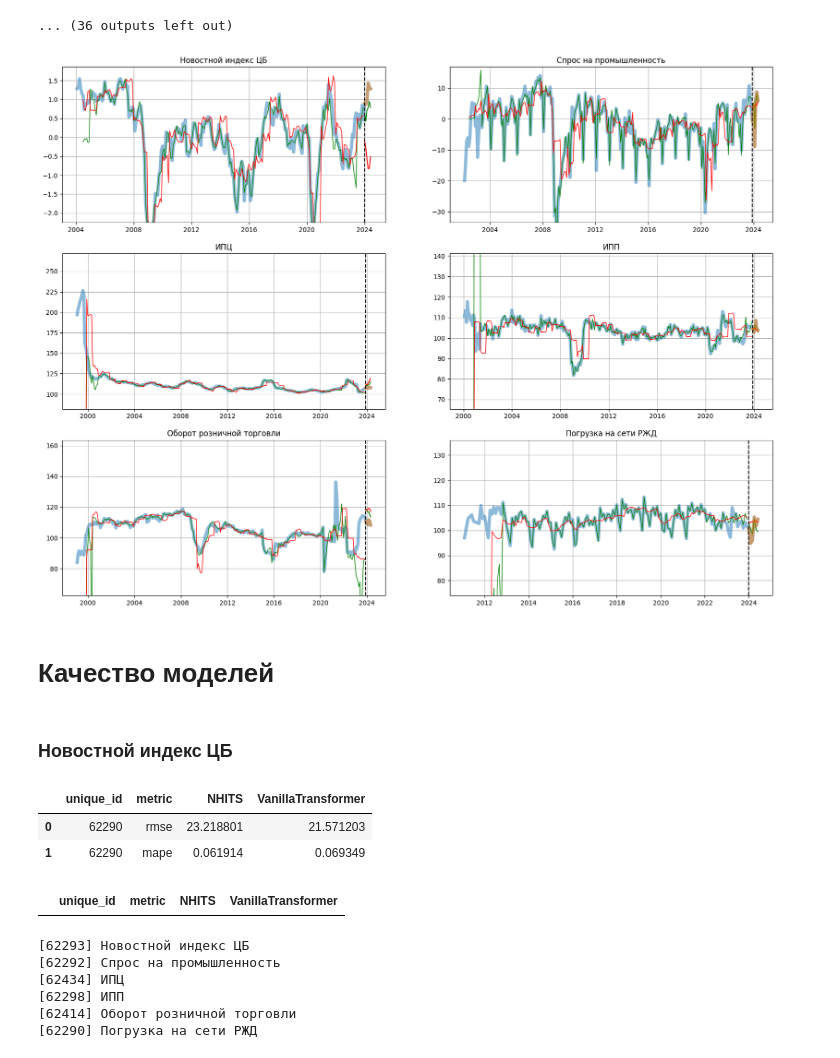
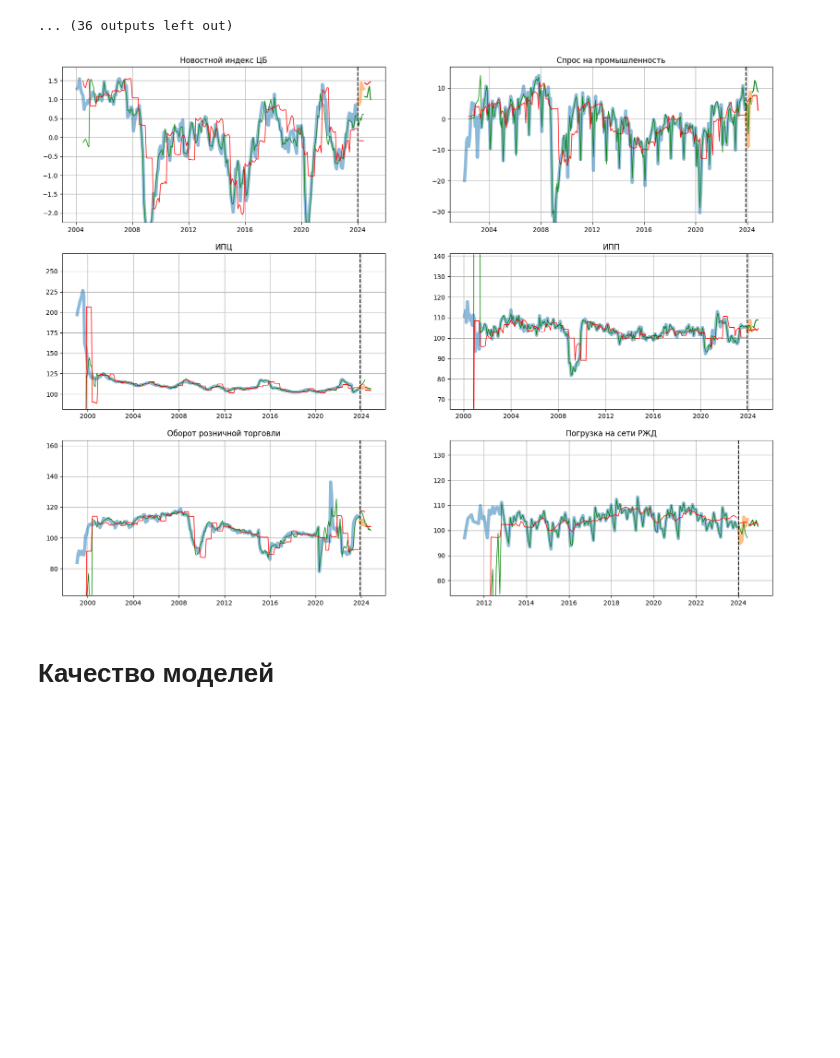
Before and after one commit to MishaAnikutin/regression-for-vavt, a Jupyter notebook: research/Тестирую другие технологии.ipynb, the cells around one changed output. Drawn from its saved outputs; the diff is of its cells as text; code cells hidden in the pictures; blank space fills up the shorter version.

```diff
--- a/research/Тестирую другие технологии.ipynb
+++ b/research/Тестирую другие технологии.ipynb
@@ -64,20 +41,20 @@ models = [
     VanillaTransformer(
         h=horizon,
         input_size=lookback,
-        hidden_size=8,
-        conv_hidden_size=16,
+        hidden_size=12,
+        conv_hidden_size=6,
         n_head=2,
         loss=MSE(),
         scaler_type='robust',
         learning_rate=0.001,
-        max_steps=500,
+        max_steps=700,
         val_check_steps=50,
         early_stop_patience_steps=2
     )
 ]
 
 nf = NeuralForecast(models=models, freq='M')
-nf.fit(df=df_train, val_size=12)
+nf.fit(df=df, val_size=test_size)
 # %% [output]
 Seed set to 1
 Seed set to 1
@@ -126,7 +103,7 @@ Validation: |
 Validation: |                                                                                                 …
 Validation: |                                                                                                 …
 # %%
-predicts = nf.predict(df.iloc[:-horizon]).reset_index()
+forecast = nf.predict(df).reset_index()
 # %% [output]
 GPU available: False, used: False
 TPU available: False, using: 0 TPU cores
@@ -292,10 +272,9 @@ index_models = dict()
 # %%
 for index, df in indexes.items():
     # обучать будем по всем значениям до длины прогноза
-    df_train = df.iloc[:-horizon]
 
     nf = NeuralForecast(models=models, freq='M')
-    nf.fit(df=df_train, val_size=12)
+    nf.fit(df=df, val_size=horizon)
 
     # сохраняем модель
     index_models[index] = nf
@@ -351,14 +345,13 @@ Validation: |
 results = dict()
 
 for label, df in indexes.items():
-        df_train = df.iloc[:-6]
         model = index_models[label]
 
         # Прогноз на предыдущее значение
         Y_hat_insample = model.predict_insample(step_size=horizon).reset_index()
 
         # Прогноз на будущее
-        predicts = model.predict(df_train).reset_index()
+        predicts = model.predict(df).reset_index()
 
         results[label] = Y_hat_insample, predicts
 # %% [output]
@@ -399,61 +392,43 @@ Predicting: |
 # %%
 fig, axes = plt.subplots(3, 2, figsize=(20, 15))
 
 k = 0
 for i in range(3):
     for j in range(2):
         label, df = list(indexes.items())[k]
         k += 1
 
         Y_hat_insample, predicts = results[label]
 
         ymax, ymin = df.y.max(), df.y.min()
 
-        axes[i][j].plot(df.ds, df.y, label='Предыдущие значения', linewidth=5, alpha=0.5)
-        axes[i][j].plot(Y_hat_insample.ds, Y_hat_insample.NHITS, label='Прогноз на предыдущие значения NHITS', linewidth=1, color='green')
-        axes[i][j].plot(Y_hat_insample.ds, Y_hat_insample.VanillaTransformer, label='Прогноз на предыдущие значения VanillaTransformer', linewidth=1, color='red')
+        train = Y_hat_insample[:-horizon]
+        test = Y_hat_insample[-horizon:]
+
+        axes[i][j].plot(df.ds[:-horizon], df.y[:-horizon], label='Train', linewidth=5, alpha=0.5)
+        axes[i][j].plot(train.ds, train.NHITS, label='Train NHITS', linewidth=1, color='green')
+        axes[i][j].plot(train.ds, train.VanillaTransformer, label='Train VanillaTransformer', linewidth=1, color='red')
+
+        axes[i][j].plot(df.ds[-horizon:], df.y[-horizon:], label='Test', linewidth=5, alpha=0.5)
+        axes[i][j].plot(test.ds, test.NHITS, label='Test NHITS', linewidth=1, color='green')
+        axes[i][j].plot(test.ds, test.VanillaTransformer, label='Test VanillaTransformer', linewidth=1, color='red')
 
         axes[i][j].plot(predicts.ds, predicts.NHITS, label='Прогноз NHITS', color='green')
         axes[i][j].plot(predicts.ds, predicts.VanillaTransformer, label='Прогноз VanillaTransformer', color='red')
-        axes[i][j].plot(df.ds.iloc[-horizon:], df.y.iloc[-horizon:], label='Фактические значения', linewidth=5, alpha=0.5)
 
         axes[i][j].axvline(df.ds.iloc[-6], color='black', linestyle='--', label='Train-Test Split')
 
         axes[i][j].set_title(label)
 
         axes[i][j].set_ylim([0.8 * ymin, 1.2 * ymax])
 
         # красный - трансформер, зеленый - NHiTS
         # axes[i][j].legend()
         axes[i][j].grid()
 # %% [output]
-[figure, old version]
+[figure, new version]
 # %% [markdown]
 # Качество моделей
-# %% [markdown]
-### Новостной индекс ЦБ
-# %%
-evaluation_df = evaluate(Y_hat_insample.loc[:, Y_hat_insample.columns != 'cutoff'], metrics=[rmse, mape])
-evaluation_df
-# %% [output]
-|  | unique_id | metric | NHITS | VanillaTransformer |
-| 0 | 62290 | rmse | 23.218801 | 21.571203 |
-| 1 | 62290 | mape | 0.061914 | 0.069349 |
-# %%
-evaluation_df_test = evaluate(predicts.merge(df_test), metrics=[rmse, mape])
-evaluation_df_test
-# %% [output]
-|  | unique_id | metric | NHITS | VanillaTransformer |
-# %%
-for index, df in indexes.items():
-    print(df.unique_id.unique(), index)
-# %% [output]
-[62293] Новостной индекс ЦБ
-[62292] Спрос на промышленность
-[62434] ИПЦ
-[62298] ИПП
-[62414] Оборот розничной торговли
-[62290] Погрузка на сети РЖД
 # %%
 for index, df in indexes.items():
     df_test = df.iloc[-7:-1]
```
Also changed, not shown: parts of 12 cells of this notebook, 2 other files.
